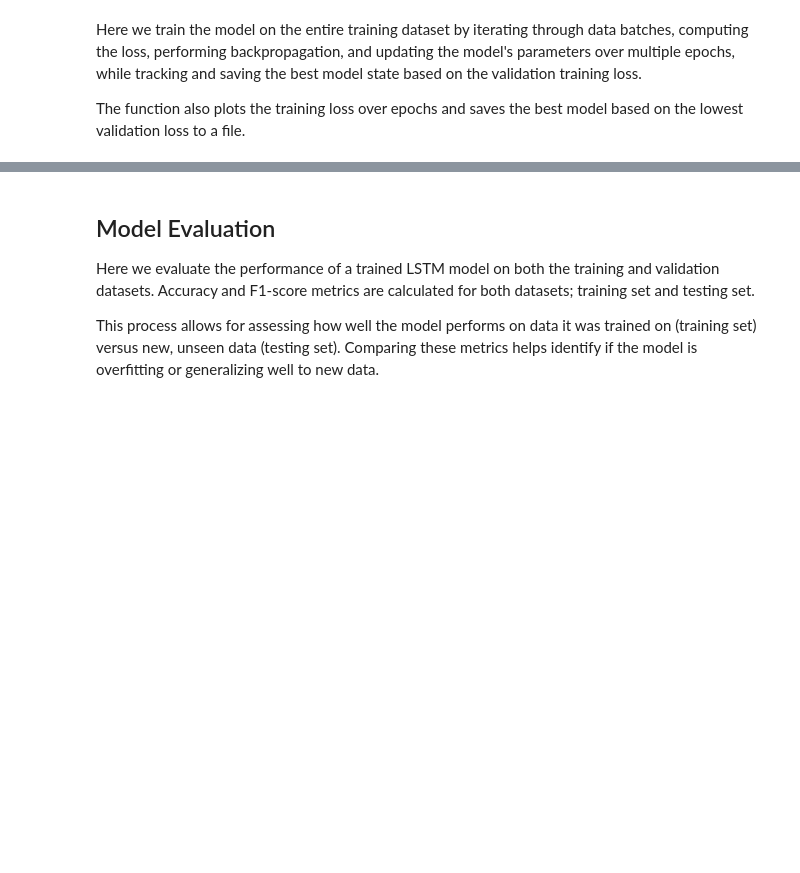
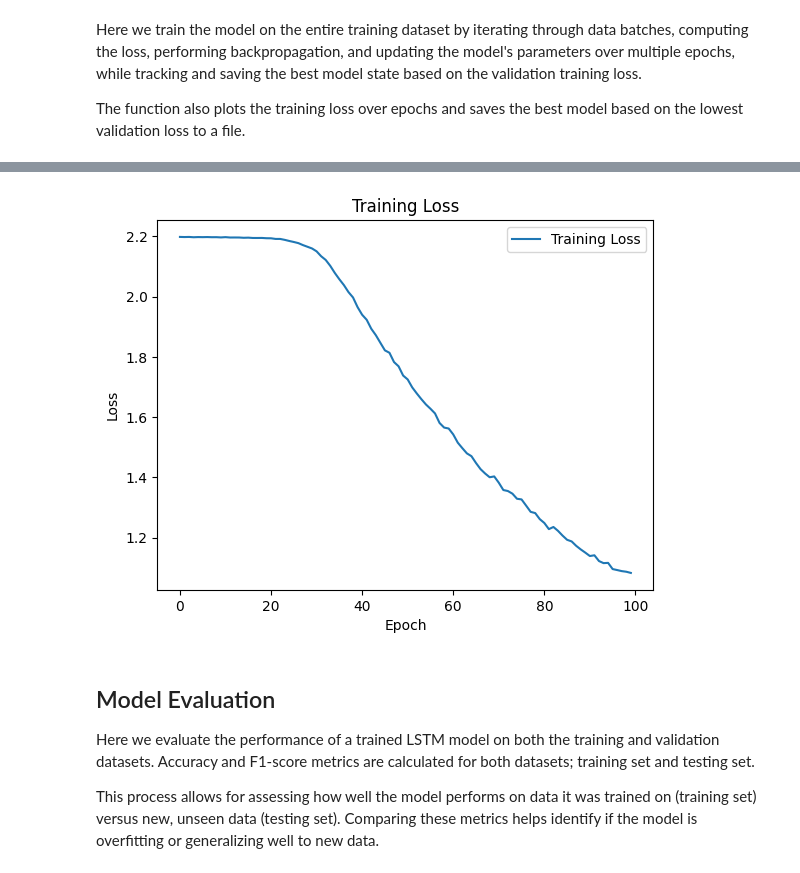
Before and after one commit to kikisprdx/NN_Semester_Project, a Jupyter notebook: NN_Kikis.ipynb, the cells around one changed output, grey strips where cells are left out. Cells and saved outputs as stored; diff of their text form; code cells hidden in the pictures; blank space fills up the shorter version.

```diff
--- a/NN_Kikis.ipynb
+++ b/NN_Kikis.ipynb
@@ -440,5 +440,28 @@ During the model training step, we feed the prepared training data into the mode
 Cross-validation is a technique used to evaluate the performance of a machine learning model by dividing the dataset into multiple subsets, training the model on some subsets while testing it on the remaining ones, and repeating this process to ensure the model's robustness and ability to generalize to unseen data.
 
 We set up a 3-fold cross-validation by splitting the original training dataset into two parts: one for training and one for validation, using a fixed random seed for reproducibility.
+# %%
+from sklearn.model_selection import KFold
+
+
+
+def k_split_data(input_tensor, targets, fold_num):
+    folds = []
+    kf = KFold(n_splits=fold_num, shuffle=True)
+
+    for train_index, val_index in kf.split(input_tensor):
+        # Split your dataset
+        train_input, val_input = input_tensor[train_index], input_tensor[val_index]
+        train_targets, val_targets = targets[train_index], targets[val_index]
+
+        # Convert to PyTorch datasets
+        train_dataset = TensorDataset(train_input, train_targets)
+        val_dataset = TensorDataset(val_input, val_targets)
+        folds.append((train_dataset, val_dataset))
+    return folds
+
+folds = k_split_data(input_data, targets, fold_num)
+full_dataset = TensorDataset(input_tensor, targets)
+val_dataset = TensorDataset(input_tensor_test, val_targets)
 # %%
 # Setup up the datasets, TensorDataset fuses the inputs and outputs together for training
@@ -655,7 +746,7 @@ def train_full_dataset(train_dataset):
 
     data_loader = DataLoader(train_dataset, batch_size=batch_size, shuffle=True)
     model = LSTM1(num_classes, input_size, hidden_size, num_layers, output_size)
-    optimizer = torch.optim.Adamax(model.parameters(), lr=0.000179)
+    optimizer = torch.optim.Adamax(model.parameters(), lr=learning_rate)
 
     best_val_loss = float('inf')
     best_model_state = None
@@ -698,4 +789,5 @@ def train_full_dataset(train_dataset):
 
     torch.save(best_model_state, 'best_full_model.pth')
 
-train_full_dataset(train_dataset)
+train_full_dataset(full_dataset)
+# %% [output]
@@ -702,3 +805,4 @@ train_full_dataset(train_dataset)
+[figure, added]
 # %% [markdown]
 ## Model Evaluation
 
```
Also changed, not shown: parts of 12 cells of this notebook, 2 other files.
